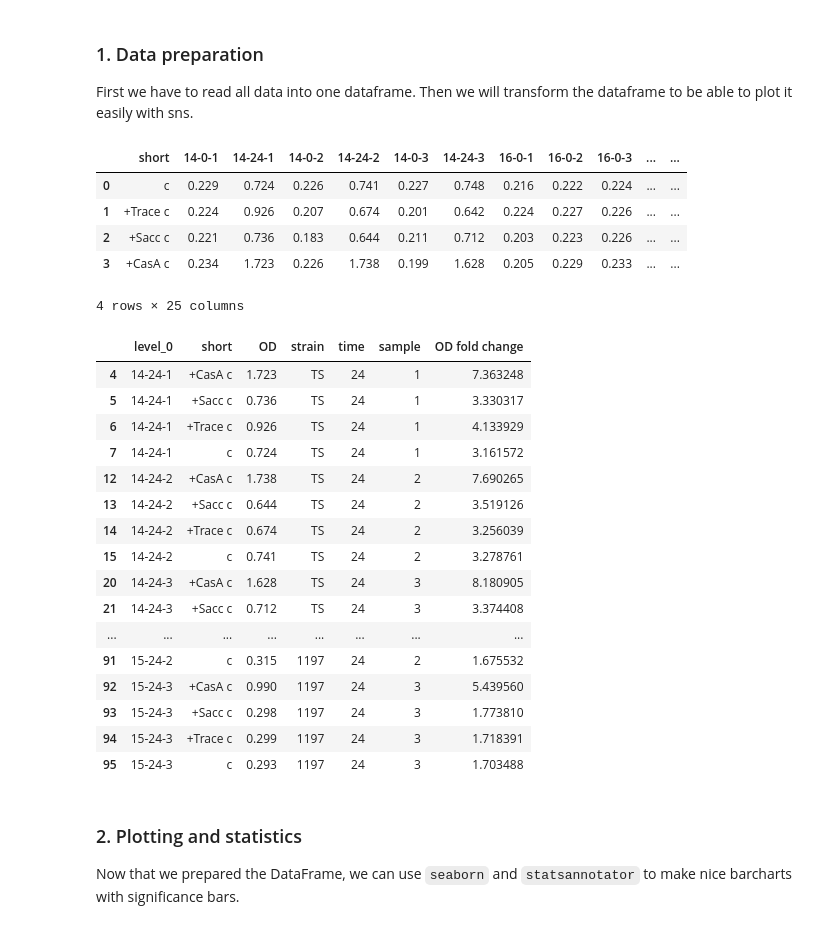
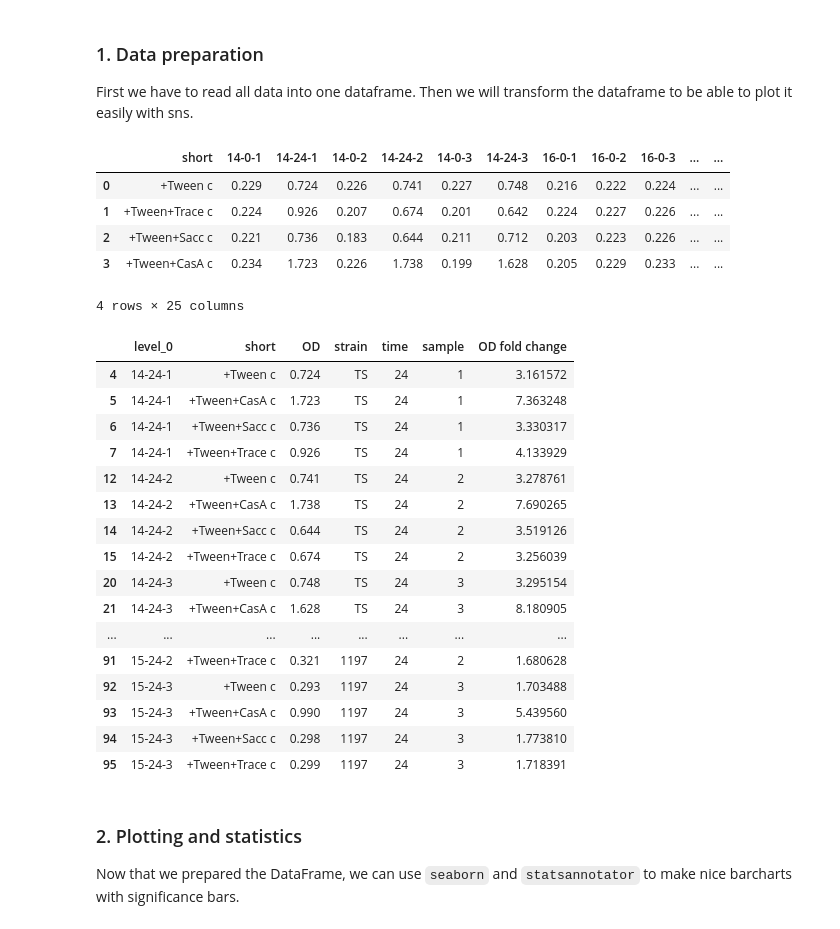
Before and after one commit to draeger-lab/C_striatum_wetlab, a Jupyter notebook: binary_growth_phenotypes/code/binary_eval.ipynb, the cells around one changed output. Saved outputs shown, nothing was run; the diff lists cells and outputs as text; code cells hidden in the pictures.

```diff
--- a/binary_growth_phenotypes/code/binary_eval.ipynb
+++ b/binary_growth_phenotypes/code/binary_eval.ipynb
@@ -22,26 +22,26 @@ We know that centrifugating the samples is important so we will look at the cent
 First we have to read all data into one dataframe. Then we will transform the dataframe to be able to plot it easily with sns.
 # %%
 datasets = [
-    'data/2023-01-11_CGXII_14.csv', # 14
-    'data/2023-01-12_CGXII-16.csv', # 16
-    'data/2023-01-17_CGXII_17.csv.csv', # 17
-    #'data/2023-01-24_CGXII_15.csv.csv', # 15
+    '../../data/raw/raw/2023-01-11_CGXII_14.csv', # 14
+    '../../data/raw/raw/2023-01-12_CGXII-16.csv', # 16
+    '../../data/raw/raw/2023-01-17_CGXII_17.csv', # 17
+    #'../data/raw/2023-01-24_CGXII_15.csv.csv', # 15
 ]
 # read csv files
 frames = [pd.read_csv(df).set_index('short').drop(['not c', '+Trace not c', '+Sacc not c']).reset_index() for df in datasets]
 # special case for strain 15 because of extra CasA measurement
-frames = frames + [pd.read_csv('data/2023-01-24_CGXII_15.csv.csv').set_index('short').drop(['not c', '+Trace not c', '+Sacc not c', '+CasA not c']).reset_index()]
+frames = frames + [pd.read_csv('../../data/raw/raw/2023-01-24_CGXII_15.csv').set_index('short').drop(['not c', '+Trace not c', '+Sacc not c', '+CasA not c']).reset_index()]
 # add all frames to one frame
 data = pd.concat(frames, axis=1)
 # remove duplicate 'short' columns
 data = data.loc[:,~data.columns.duplicated()].copy()
 data
 # %% [output]
 |  | short | 14-0-1 | 14-24-1 | 14-0-2 | 14-24-2 | 14-0-3 | 14-24-3 | 16-0-1 | 16-0-2 | 16-0-3 | ... | ... |
-| 0 | c | 0.229 | 0.724 | 0.226 | 0.741 | 0.227 | 0.748 | 0.216 | 0.222 | 0.224 | ... | ... |
-| 1 | +Trace c | 0.224 | 0.926 | 0.207 | 0.674 | 0.201 | 0.642 | 0.224 | 0.227 | 0.226 | ... | ... |
-| 2 | +Sacc c | 0.221 | 0.736 | 0.183 | 0.644 | 0.211 | 0.712 | 0.203 | 0.223 | 0.226 | ... | ... |
-| 3 | +CasA c | 0.234 | 1.723 | 0.226 | 1.738 | 0.199 | 1.628 | 0.205 | 0.229 | 0.233 | ... | ... |
+| 0 | +Tween c | 0.229 | 0.724 | 0.226 | 0.741 | 0.227 | 0.748 | 0.216 | 0.222 | 0.224 | ... | ... |
+| 1 | +Tween+Trace c | 0.224 | 0.926 | 0.207 | 0.674 | 0.201 | 0.642 | 0.224 | 0.227 | 0.226 | ... | ... |
+| 2 | +Tween+Sacc c | 0.221 | 0.736 | 0.183 | 0.644 | 0.211 | 0.712 | 0.203 | 0.223 | 0.226 | ... | ... |
+| 3 | +Tween+CasA c | 0.234 | 1.723 | 0.226 | 1.738 | 0.199 | 1.628 | 0.205 | 0.229 | 0.233 | ... | ... |
 4 rows × 25 columns
 # %%
 # use stack() to bring short and measurment into rows
@@ -58,22 +58,22 @@ change['strain'].replace(STRAINS_LAB, inplace=True)
 change
 # %% [output]
 |  | level_0 | short | OD | strain | time | sample | OD fold change |
-| 4 | 14-24-1 | +CasA c | 1.723 | TS | 24 | 1 | 7.363248 |
-| 5 | 14-24-1 | +Sacc c | 0.736 | TS | 24 | 1 | 3.330317 |
-| 6 | 14-24-1 | +Trace c | 0.926 | TS | 24 | 1 | 4.133929 |
-| 7 | 14-24-1 | c | 0.724 | TS | 24 | 1 | 3.161572 |
-| 12 | 14-24-2 | +CasA c | 1.738 | TS | 24 | 2 | 7.690265 |
-| 13 | 14-24-2 | +Sacc c | 0.644 | TS | 24 | 2 | 3.519126 |
-| 14 | 14-24-2 | +Trace c | 0.674 | TS | 24 | 2 | 3.256039 |
-| 15 | 14-24-2 | c | 0.741 | TS | 24 | 2 | 3.278761 |
-| 20 | 14-24-3 | +CasA c | 1.628 | TS | 24 | 3 | 8.180905 |
-| 21 | 14-24-3 | +Sacc c | 0.712 | TS | 24 | 3 | 3.374408 |
+| 4 | 14-24-1 | +Tween c | 0.724 | TS | 24 | 1 | 3.161572 |
+| 5 | 14-24-1 | +Tween+CasA c | 1.723 | TS | 24 | 1 | 7.363248 |
+| 6 | 14-24-1 | +Tween+Sacc c | 0.736 | TS | 24 | 1 | 3.330317 |
+| 7 | 14-24-1 | +Tween+Trace c | 0.926 | TS | 24 | 1 | 4.133929 |
+| 12 | 14-24-2 | +Tween c | 0.741 | TS | 24 | 2 | 3.278761 |
+| 13 | 14-24-2 | +Tween+CasA c | 1.738 | TS | 24 | 2 | 7.690265 |
+| 14 | 14-24-2 | +Tween+Sacc c | 0.644 | TS | 24 | 2 | 3.519126 |
+| 15 | 14-24-2 | +Tween+Trace c | 0.674 | TS | 24 | 2 | 3.256039 |
+| 20 | 14-24-3 | +Tween c | 0.748 | TS | 24 | 3 | 3.295154 |
+| 21 | 14-24-3 | +Tween+CasA c | 1.628 | TS | 24 | 3 | 8.180905 |
 | ... | ... | ... | ... | ... | ... | ... | ... |
-| 91 | 15-24-2 | c | 0.315 | 1197 | 24 | 2 | 1.675532 |
-| 92 | 15-24-3 | +CasA c | 0.990 | 1197 | 24 | 3 | 5.439560 |
-| 93 | 15-24-3 | +Sacc c | 0.298 | 1197 | 24 | 3 | 1.773810 |
-| 94 | 15-24-3 | +Trace c | 0.299 | 1197 | 24 | 3 | 1.718391 |
-| 95 | 15-24-3 | c | 0.293 | 1197 | 24 | 3 | 1.703488 |
+| 91 | 15-24-2 | +Tween+Trace c | 0.321 | 1197 | 24 | 2 | 1.680628 |
+| 92 | 15-24-3 | +Tween c | 0.293 | 1197 | 24 | 3 | 1.703488 |
+| 93 | 15-24-3 | +Tween+CasA c | 0.990 | 1197 | 24 | 3 | 5.439560 |
+| 94 | 15-24-3 | +Tween+Sacc c | 0.298 | 1197 | 24 | 3 | 1.773810 |
+| 95 | 15-24-3 | +Tween+Trace c | 0.299 | 1197 | 24 | 3 | 1.718391 |
 # %% [markdown]
 ### 2. Plotting and statistics
 
```
Also changed, not shown: parts of 16 cells of this notebook, 2 other files.
